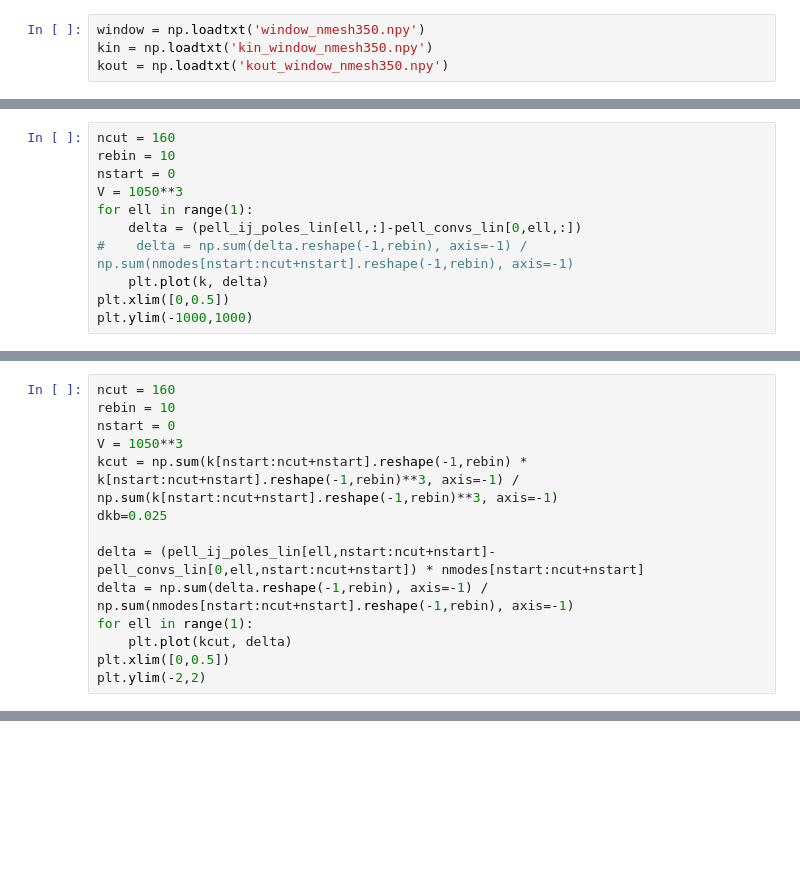
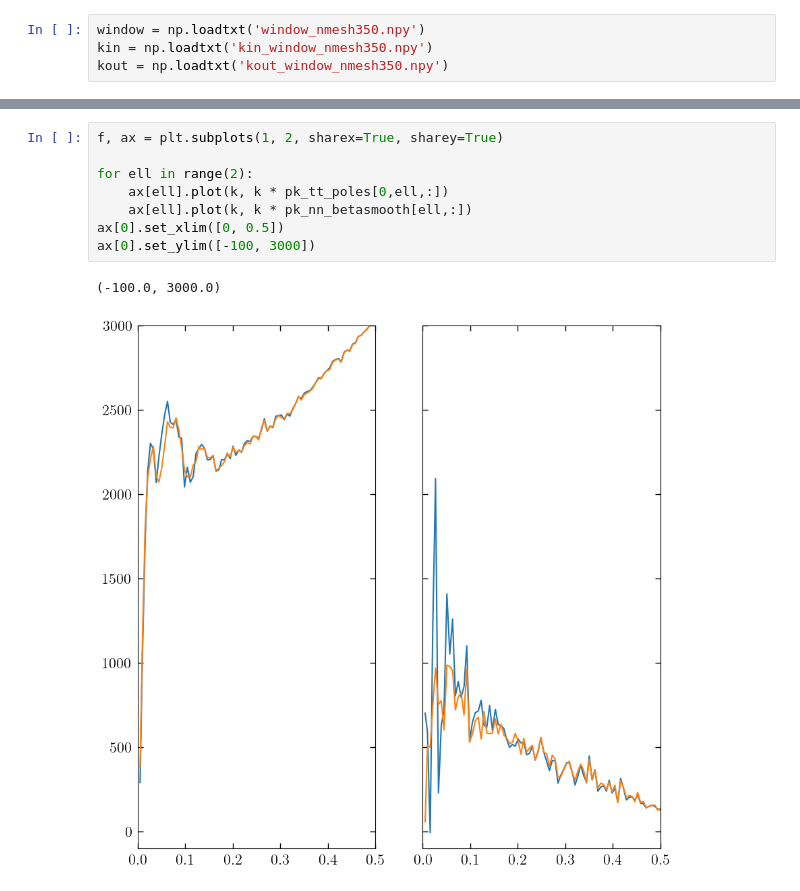
Before and after one commit to j-dr/anzu, a Jupyter notebook: notebooks/zcv_example.ipynb, the cells around one changed output, grey strips where cells are left out. Cells and saved outputs as stored; diff of their text form; blank space fills up the shorter version.

```diff
--- a/notebooks/zcv_example.ipynb
+++ b/notebooks/zcv_example.ipynb
@@ -2755,11 +762,0 @@ pell_convs_lin = np.stack(pell_convs_lin)
-# %%
-ncut = 160
-rebin = 10
-nstart = 0
-V = 1050**3
-for ell in range(1):
-    delta = (pell_ij_poles_lin[ell,:]-pell_convs_lin[0,ell,:])
-#    delta = np.sum(delta.reshape(-1,rebin), axis=-1) / np.sum(nmodes[nstart:ncut+nstart].reshape(-1,rebin), axis=-1)
-    plt.plot(k, delta)
-plt.xlim([0,0.5])
-plt.ylim(-1000,1000)
@@ -2882,14 +762,0 @@ plt.ylim(-2,2)
-# %%
-ncut = 160
-rebin = 10
-nstart = 0
-V = 1050**3
-kcut = np.sum(k[nstart:ncut+nstart].reshape(-1,rebin) * k[nstart:ncut+nstart].reshape(-1,rebin)**3, axis=-1) / np.sum(k[nstart:ncut+nstart].reshape(-1,rebin)**3, axis=-1)
-dkb=0.025
-
-delta = (pell_ij_poles_lin[ell,nstart:ncut+nstart]-pell_convs_lin[0,ell,nstart:ncut+nstart]) * nmodes[nstart:ncut+nstart]
-delta = np.sum(delta.reshape(-1,rebin), axis=-1) / np.sum(nmodes[nstart:ncut+nstart].reshape(-1,rebin), axis=-1)
-for ell in range(1):
-    plt.plot(kcut, delta)
-plt.xlim([0,0.5])
-plt.ylim(-2,2)
@@ -3132,0 +773,11 @@ f.subplots_adjust(wspace=0)
+# %%
+f, ax = plt.subplots(1, 2, sharex=True, sharey=True)
+
+for ell in range(2):
+    ax[ell].plot(k, k * pk_tt_poles[0,ell,:])
+    ax[ell].plot(k, k * pk_nn_betasmooth[ell,:])
+ax[0].set_xlim([0, 0.5])
+ax[0].set_ylim([-100, 3000])
+# %% [output]
+(-100.0, 3000.0)
+[figure, added]
```
Also changed, not shown: parts of 97 cells of this notebook, 2 other files.
